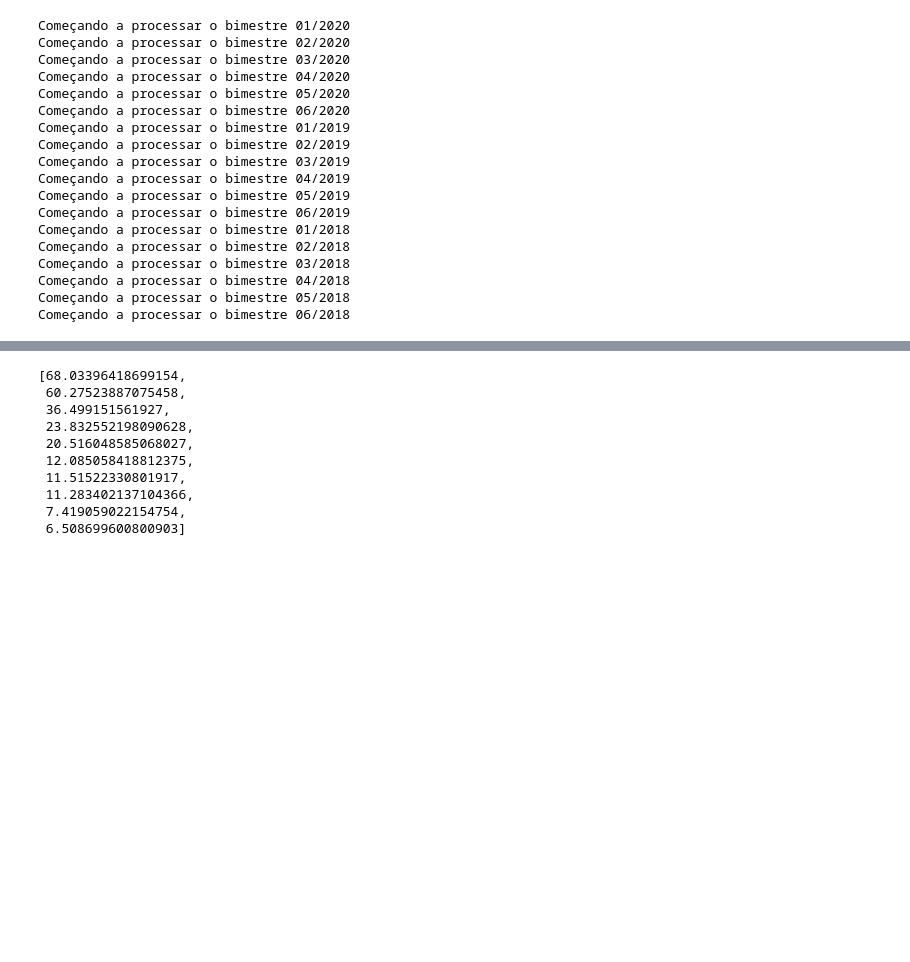
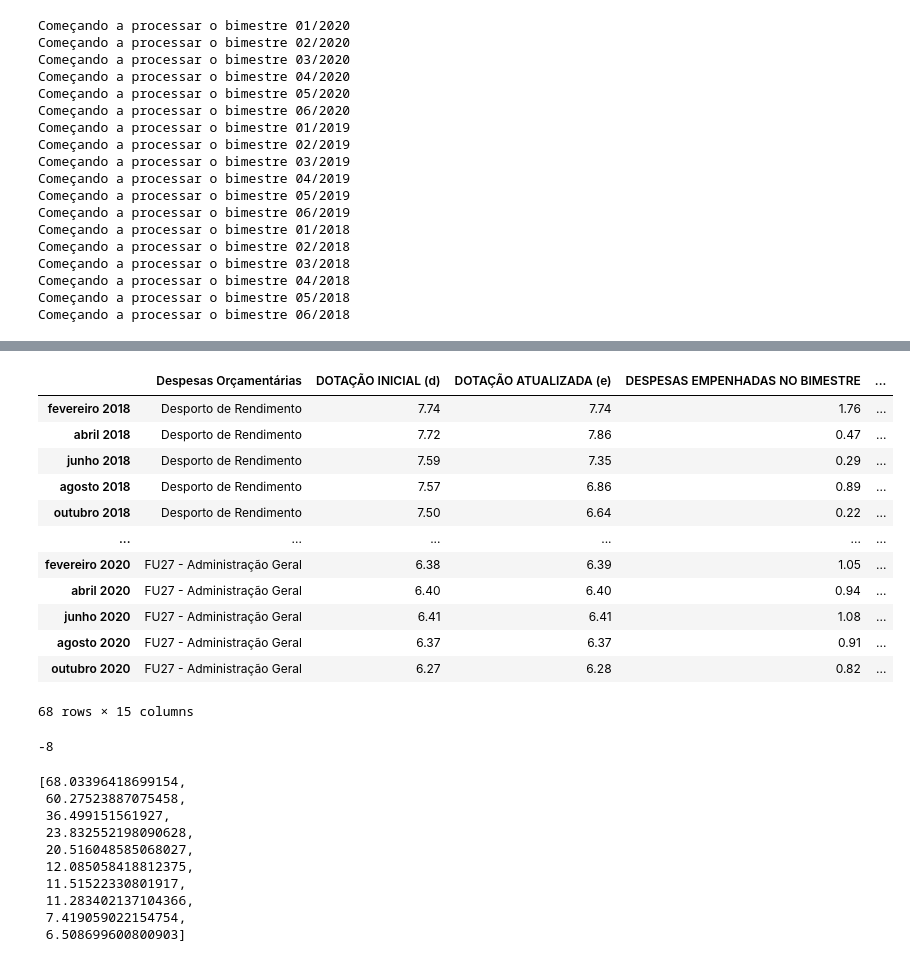
Before and after one commit to yanprada/platform-curiocidades, a Jupyter notebook: notebook/Cria as Tabelas.ipynb, the cells around one changed output, grey strips where cells are left out. Drawn from its saved outputs; the diff is of its cells as text; code cells hidden in the pictures; blank space fills up the shorter version.

```diff
--- a/notebook/Cria as Tabelas.ipynb
+++ b/notebook/Cria as Tabelas.ipynb
@@ -140,7 +140,7 @@ def arruma_numero_unico(num):
 def aplica_inflacao_rec(filtered_df):
     for i in [1,2,3,5,7]:
         for j in range(len(filtered_df.iloc[:,0])):
-            filtered_df.iloc[j,i] = (filtered_df.iloc[j,i]*100)/filtered_df.iloc[j,11]
+            filtered_df.iloc[j,i] = (filtered_df.iloc[j,i]/filtered_df.iloc[j,11])*100
             filtered_df.iloc[j,i] = filtered_df.iloc[j,i]/1000000
     return filtered_df
 
@@ -149,7 +149,7 @@ def aplica_inflacao_des(filtered_df):
     colunas=[1,2,3,4,5,6,7,8,9]
     for i in colunas:
         for j in range(len(filtered_df.iloc[:,0])):
-            filtered_df.iloc[j,i] = (filtered_df.iloc[j,i]*100)/filtered_df.iloc[j,13]
+            filtered_df.iloc[j,i] = (filtered_df.iloc[j,i]/filtered_df.iloc[j,13])*100
             filtered_df.iloc[j,i] = filtered_df.iloc[j,i]/1000000
     return filtered_df
 
@@ -355,7 +353,7 @@ lista=['RECEITAS CORRENTES',
         'TRANSFERÊNCIAS CORRENTES',
         'OUTRAS RECEITAS CORRENTES']
 
-lista2 = ['Impostos', 'Taxas',
+lista2 = ['RECEITAS CORRENTES','Impostos', 'Taxas',
        'Contribuição de Melhoria',
        'Contribuições Sociais',
        'Exploração do Patrimônio Imobiliário do Estado',
@@ -386,6 +384,22 @@ for selected_income  in lista2:
         filtered_df = filtered_df[filtered_df['eh_par']==1]
         filtered_df.set_index('Data',inplace=True)
         filtered_df.drop(['index','eh_par'],axis=1,inplace=True)
+    if filtered_df['Receitas Orçamentárias'].iloc[0]== 'Transferências dos Estados e do Distrito Federal e de suas Entidades':
+        filtered_df['Receitas Orçamentárias'] = ['Transf. dos Estados/DF']*len(filtered_df['Receitas Orçamentárias'])
+    if filtered_df['Receitas Orçamentárias'].iloc[0]== 'Transferências da União e de suas Entidades':
+        filtered_df['Receitas Orçamentárias'] = ['Transf. da União']*len(filtered_df['Receitas Orçamentárias'])
+    if filtered_df['Receitas Orçamentárias'].iloc[0]== 'Serviços Administrativos e Comerciais Gerais':
+        filtered_df['Receitas Orçamentárias'] = ['Serviços Administrativos ']*len(filtered_df['Receitas Orçamentárias'])
+    if filtered_df['Receitas Orçamentárias'].iloc[0]== 'Multas Administrativas, Contratuais e Judiciais':
+        filtered_df['Receitas Orçamentárias'] = ['Multas']*len(filtered_df['Receitas Orçamentárias'])
+    if filtered_df['Receitas Orçamentárias'].iloc[0]== 'Transferências de Outras Instituições Públicas':
+        filtered_df['Receitas Orçamentárias'] = ['Transf. Outras Inst.']*len(filtered_df['Receitas Orçamentárias'])
+    if filtered_df['Receitas Orçamentárias'].iloc[0]== 'Operações de Crédito - Mercado Interno':
+        filtered_df['Receitas Orçamentárias'] = ['Op. Crédito - Merc. Int.']*len(filtered_df['Receitas Orçamentárias'])
+
+
+
+
     filtered_df = pd.concat([filtered_df,ipca.iloc[18:]],axis=1,join='outer')
     filtered_df = aplica_inflacao_rec(filtered_df)
     filtered_df.sort_values(by=['tempo'],inplace=True)
@@ -855,3 +940,19 @@ for lista  in listaListas:
+# %%
+df_final
+# %% [output]
+|  | Despesas Orçamentárias | DOTAÇÃO INICIAL (d) | DOTAÇÃO ATUALIZADA (e) | DESPESAS EMPENHADAS NO BIMESTRE | ... |
+| fevereiro 2018 | Desporto de Rendimento | 7.74 | 7.74 | 1.76 | ... |
+| abril 2018 | Desporto de Rendimento | 7.72 | 7.86 | 0.47 | ... |
+| junho 2018 | Desporto de Rendimento | 7.59 | 7.35 | 0.29 | ... |
+| agosto 2018 | Desporto de Rendimento | 7.57 | 6.86 | 0.89 | ... |
+| outubro 2018 | Desporto de Rendimento | 7.50 | 6.64 | 0.22 | ... |
+| ... | ... | ... | ... | ... | ... |
+| fevereiro 2020 | FU27 - Administração Geral | 6.38 | 6.39 | 1.05 | ... |
+| abril 2020 | FU27 - Administração Geral | 6.40 | 6.40 | 0.94 | ... |
+| junho 2020 | FU27 - Administração Geral | 6.41 | 6.41 | 1.08 | ... |
+| agosto 2020 | FU27 - Administração Geral | 6.37 | 6.37 | 0.91 | ... |
+| outubro 2020 | FU27 - Administração Geral | 6.27 | 6.28 | 0.82 | ... |
+68 rows × 15 columns
 # %%
 df = pd.read_csv(Path(path_download10,'1.csv'))
 df_last_year = df[df['Unnamed: 0']==df['Unnamed: 0'].iloc[-7]]
@@ -905,3 +1004,7 @@ df_valor = df_pct.sort_values('Valor',ascending=False)
+# %%
+valor_1
+# %% [output]
+-8
 # %%
 df_valor[:10]['Valor'].tolist()
 # %% [output]
```
Also changed, not shown: parts of 12 cells of this notebook, 20 other files.
